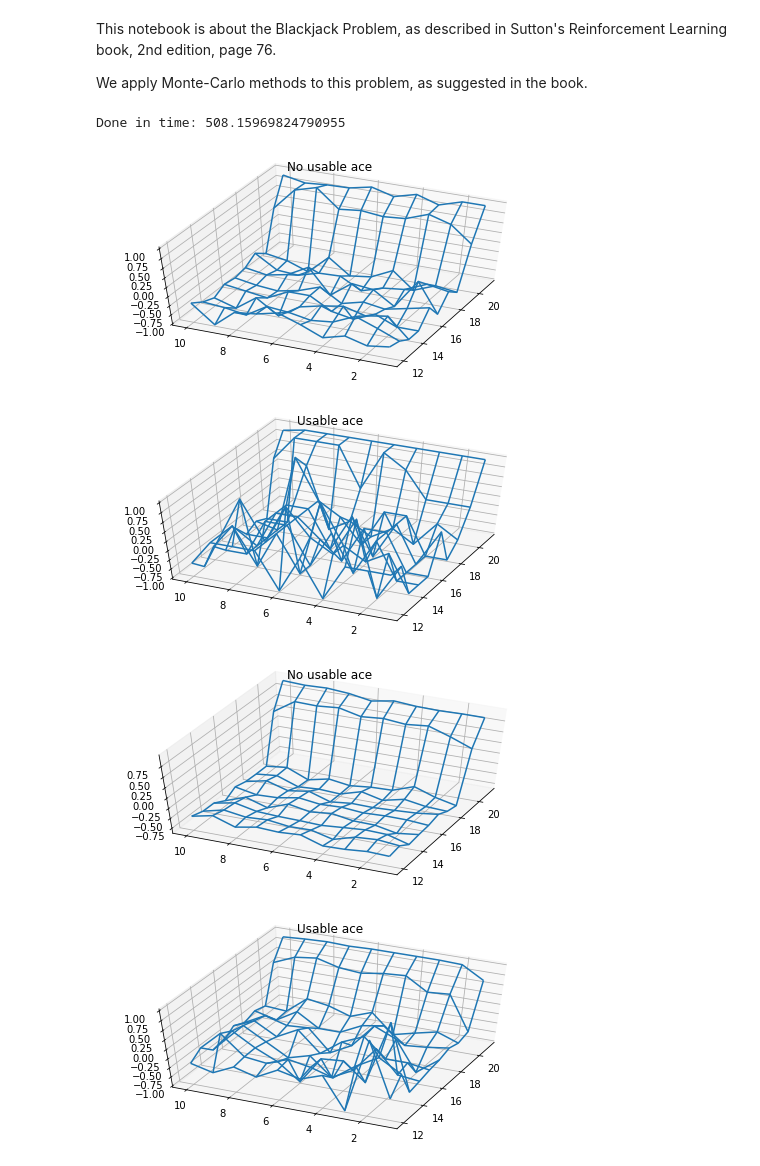
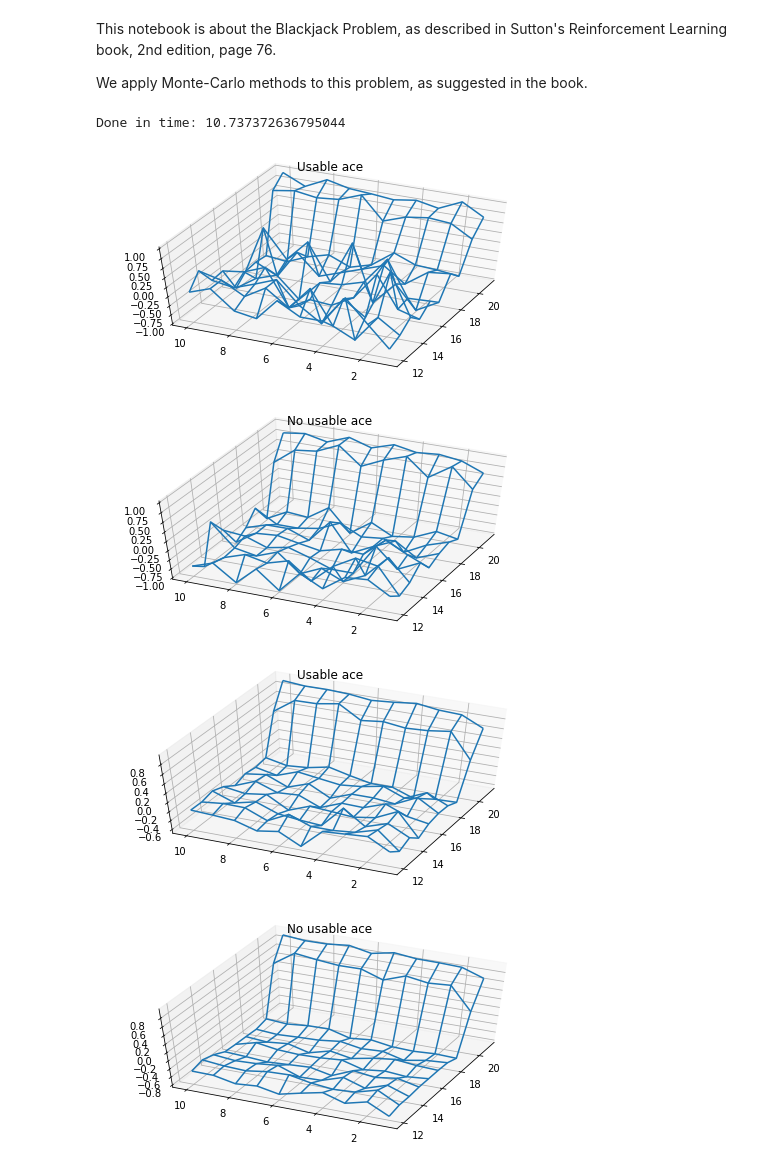
Before and after one commit to alphatamago/baserl, a Jupyter notebook: Blackjack_Problem_Sutton_RL_book_chapter5.ipynb, the cells around one changed output. Cells and saved outputs as stored; diff of their text form; code cells hidden in the pictures.

```diff
--- a/Blackjack_Problem_Sutton_RL_book_chapter5.ipynb
+++ b/Blackjack_Problem_Sutton_RL_book_chapter5.ipynb
@@ -47,24 +43,25 @@ start_time = time.time()
 # We save all intermediate versions of the value function, to plot the state during early stages and in the end.
 v_history = []
 v = monte_carlo_policy_evaluation(every_visit=False,
-                                  policy=policy,
+                                  policy=simple_policy,
                                   gamma=mdp.gamma(),
-                                  episode_generator=episode_generator,
+                                  episode_generator= BlackjackEpisodeGenerator(with_exploring_starts=False),
                                   num_episodes=500000,
                                   verbose=False,
-                                  v_history=v_history)
+                                  v_history=v_history,
+                                 v_history_snapshots=set([1000, 10000]))
 print("Done in time:", time.time() - start_time)
 # %% [output]
-Done in time: 508.15969824790955
+Done in time: 10.737372636795044
 # %%
 # After 1000 episodes
-visualize_blackjack_v(v_history[1000])
+visualize_blackjack_v(v_history[0])
 # %% [output]
-[figure, old version]
+[figure, new version]
-[figure, old version]
+[figure, new version]
 # %%
 # After 10K episodes
-visualize_blackjack_v(v_history[10000])
+visualize_blackjack_v(v_history[1])
 # %% [output]
-[figure, old version]
+[figure, new version]
-[figure, old version]
+[figure, new version]
```
Also changed, not shown: parts of 17 cells of this notebook, 4 other files.
